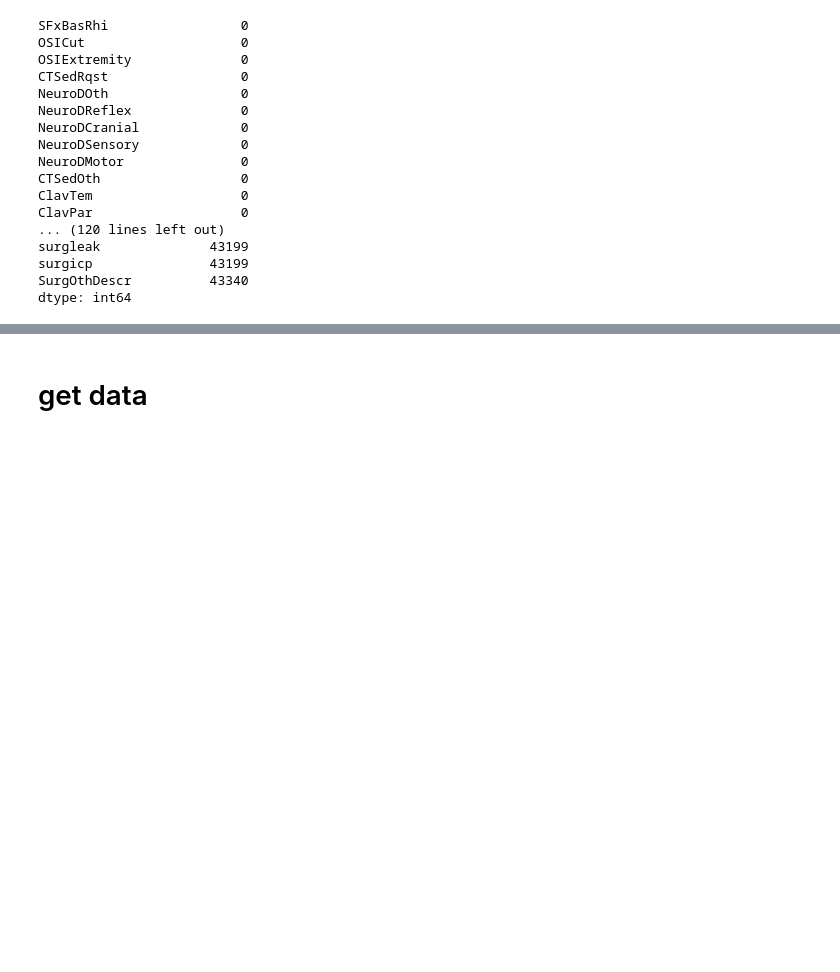
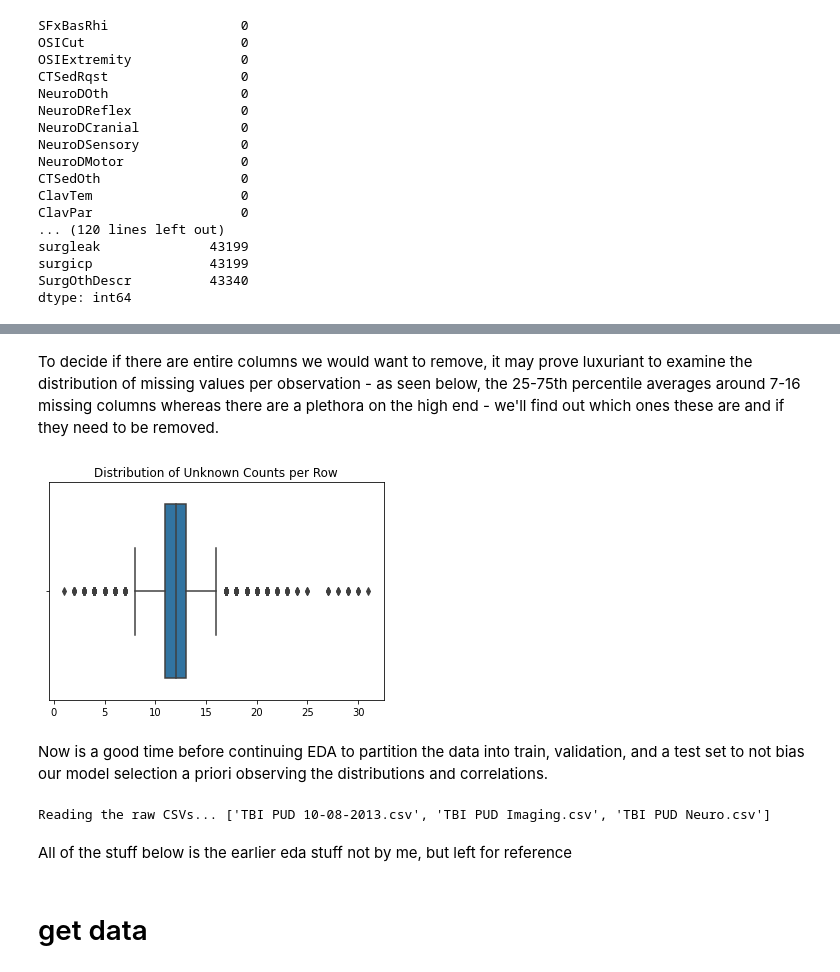
Before and after one commit to Yu-Group/clinical-rule-vetting, a Jupyter notebook: rulevetting/projects/tbi_pecarn/notebooks/00_eda.ipynb, the cells around one changed output, grey strips where cells are left out. Drawn from its saved outputs; the diff is of its cells as text; code cells hidden in the pictures; blank space fills up the shorter version.

Commit message:
adding distribution plotting

```diff
--- a/rulevetting/projects/tbi_pecarn/notebooks/00_eda.ipynb
+++ b/rulevetting/projects/tbi_pecarn/notebooks/00_eda.ipynb
@@ -75,3 +85,54 @@ df.loc[df['PosIntFinal'] == 'Unknown', 'PosIntFinal'] = df[df['PosIntFinal'] ==
+# %% [markdown]
+To decide if there are entire columns we would want to remove, it may prove luxuriant to examine the distribution of missing values per observation - as seen below, the 25-75th percentile averages around 7-16 missing columns whereas there are a plethora on the high end - we'll find out which ones these are and if they need to be removed.
+# %%
+from sklearn.neighbors import KernelDensity
+import seaborn as sns
+
+# looking at the distributions of data - this is a pseudo function - change top params
+kde_plot = False
+boxplot_plot = True
+
+# this is unknown count per row
+X = df.apply(lambda col: (col == 'Unknown').sum(), axis=1).to_numpy().reshape(-1, 1)
+X_plot = np.linspace(0, 30, 30)[:, np.newaxis]
+title = 'Distribution of Unknown Counts per Row'
+
+if kde_plot:
+    # plotting distribution of na counts
+    fig, ax = plt.subplots(1, 2, sharex=True, sharey=True)
+    fig.subplots_adjust(hspace=0.05, wspace=0.05)
+    fig.suptitle(title)
+
+    # epanechnikov KDE
+    kde = KernelDensity(kernel='epanechnikov', bandwidth=0.75).fit(X)
+    log_dens = kde.score_samples(X_plot)
+    ax[0].fill(X_plot[:, 0], np.exp(log_dens), fc='springgreen')
+    ax[0].text(13, 0.31, 'Epanechnikov', size='large')
+
+    # Gaussian KDE
+    kde = KernelDensity(kernel='gaussian', bandwidth=0.75).fit(X)
+    log_dens = kde.score_samples(X_plot)
+    ax[1].fill(X_plot[:, 0], np.exp(log_dens), fc='royalblue')
+    ax[1].text(16, 0.31, 'Gaussian', size='large')
+    fig.show()
+
+if boxplot_plot:
+    # boxplot instead... sns > plt
+    fig, ax = plt.subplots()
+    ax.set_title(title)
+    ax = sns.boxplot(x=X)
+# %% [output]
+[figure, added]
+# %% [markdown]
+Now is a good time before continuing EDA to partition the data into train, validation, and a test set to not bias our model selection a priori observing the distributions and correlations.
+# %%
+cleaned_df = Dataset().clean_data(data_path = data_path)
+preprocessed_df = Dataset().preprocess_data(cleaned_df)
+df_train, df_tune, _ = Dataset().split_data(preprocessed_df)
+# %% [output]
+Reading the raw CSVs... ['TBI PUD 10-08-2013.csv', 'TBI PUD Imaging.csv', 'TBI PUD Neuro.csv']
+# %% [markdown]
+All of the stuff below is the earlier eda stuff not by me, but left for reference
 # %% [markdown]
 # get data
 # %%
```
Also changed, not shown: parts of 5 cells of this notebook, 1 other file.
